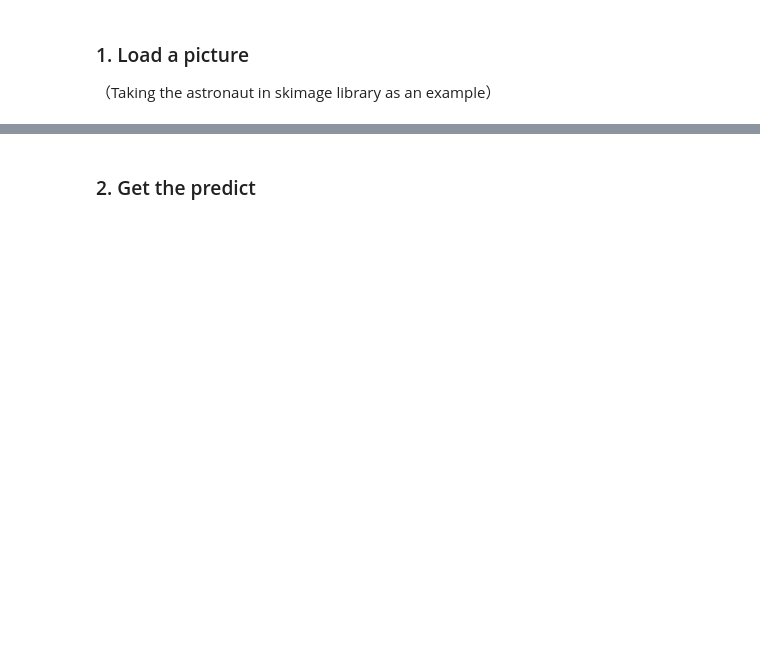
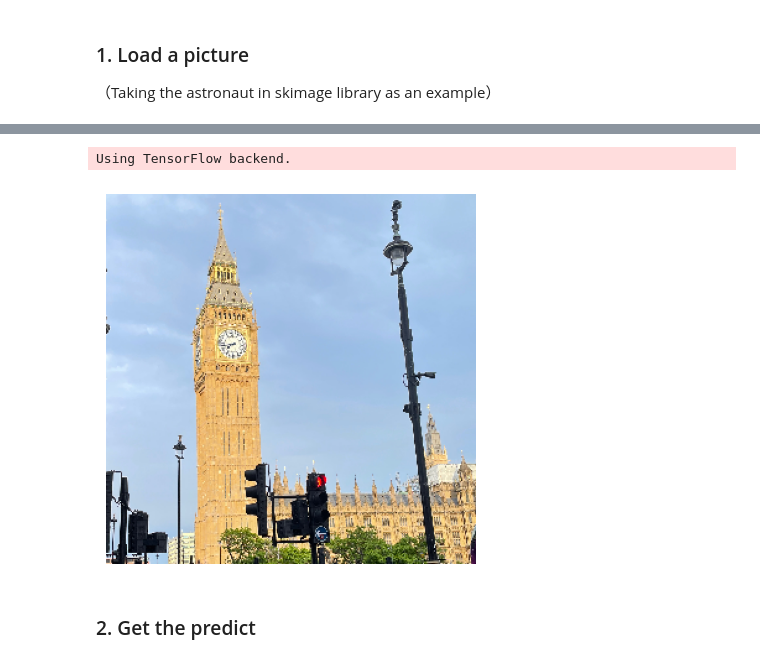
Before and after one commit to finnik74/LIME-demo, a Jupyter notebook: LIME_demo.ipynb, the cells around one changed output, grey strips where cells are left out. Drawn from its saved outputs; the diff is of its cells as text; code cells hidden in the pictures; blank space fills up the shorter version.

```diff
--- a/LIME_demo.ipynb
+++ b/LIME_demo.ipynb
@@ -19,3 +32,25 @@ plt.show()
+# %%
+from keras.applications import inception_v3 as inc_net
+from keras.preprocessing import image
+
+def transform_img_fn(path_list):
+    out = []
+    for img_path in path_list:
+        img = image.load_img(img_path, target_size=(299, 299))
+        x = image.img_to_array(img)
+        x = np.expand_dims(x, axis=0)
+        x = inc_net.preprocess_input(x)
+        out.append(x)
+    return np.vstack(out)
+
+images = transform_img_fn(['data/bigBen.jpeg'])
+
+plt.axis('off')
+plt.imshow(images[0]/2+0.5)
+plt.show()
+# %% [output]
+Using TensorFlow backend.
+[figure, added]
 # %% [markdown]
 ### 2. Get the predict
 # %%
```
Also changed, not shown: parts of 17 cells of this notebook, 2 other files.
